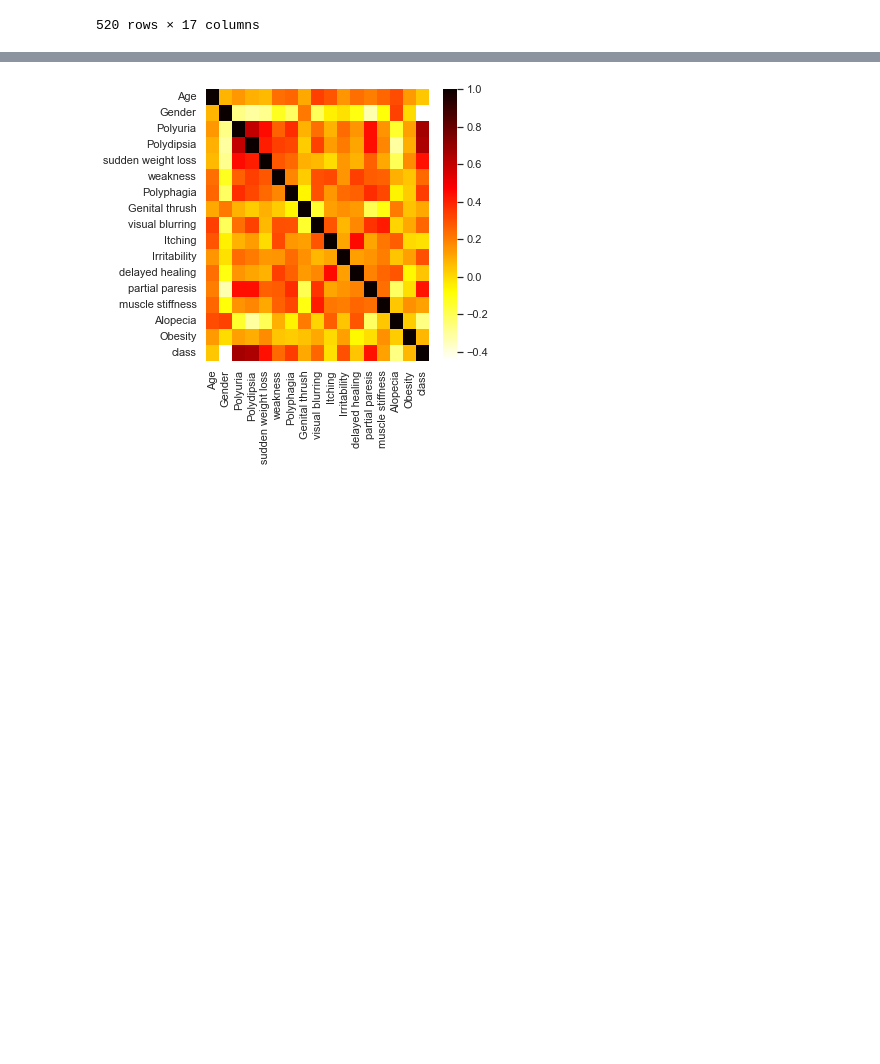
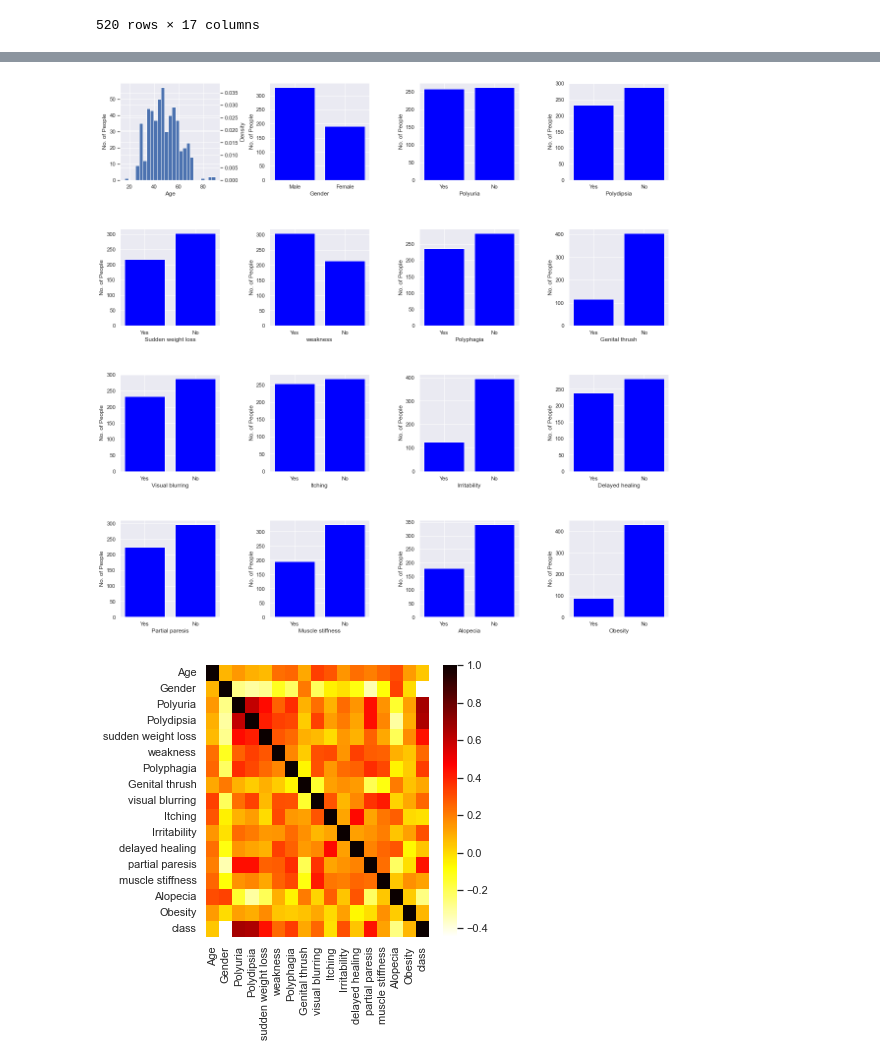
Before and after one commit to LaithSharia/Early-stage-diabetes-risk-prediction, a Jupyter notebook: Early stage diabetes risk prediction.ipynb, the cells around one changed output, grey strips where cells are left out. Drawn from its saved outputs; the diff is of its cells as text; code cells hidden in the pictures; blank space fills up the shorter version.

```diff
--- a/Early stage diabetes risk prediction.ipynb
+++ b/Early stage diabetes risk prediction.ipynb
@@ -209,3 +150,79 @@ plt.show()
+# %%
+# Visualizing each Feature
+figure, axis = plt.subplots(4, 4, figsize=(20,20))
+
+ax2 = axis[0, 0].twinx()
+ax2.hist(data['Age'],  density = True, bins = 25, histtype ='bar')
+ax2.set_ylabel('Density')
+
+axis[0, 0].hist(data['Age'], bins = 25, histtype ='bar')
+axis[0, 0].set_xlabel("Age")
+axis[0, 0].set_ylabel('No. of People')
+
+axis[0, 1].bar(['Male', 'Female'], [modData[modData['Gender'] == 1].count()[0], modData[modData['Gender'] == 0].count()[0]], color ='blue', width = 0.8)
+axis[0, 1].set_xlabel("Gender")
+axis[0, 1].set_ylabel('No. of People')
+
+axis[0, 2].bar(['Yes', 'No'], [modData[modData['Polyuria'] == 1].count()[0], modData[modData['Polyuria'] == 0].count()[0]], color ='blue', width = 0.8)
+axis[0, 2].set_xlabel("Polyuria")
+axis[0, 2].set_ylabel('No. of People')
+
+axis[0, 3].bar(['Yes', 'No'], [modData[modData['Polydipsia'] == 1].count()[0], modData[modData['Polydipsia'] == 0].count()[0]], color ='blue', width = 0.8)
+axis[0, 3].set_xlabel("Polydipsia")
+axis[0, 3].set_ylabel('No. of People')
+
+axis[1, 0].bar(['Yes', 'No'], [modData[modData['sudden weight loss'] == 1].count()[0], modData[modData['sudden weight loss'] == 0].count()[0]], color ='blue', width = 0.8)
+axis[1, 0].set_xlabel("Sudden weight loss")
+axis[1, 0].set_ylabel('No. of People')
+
+axis[1, 1].bar(['Yes', 'No'], [modData[modData['weakness'] == 1].count()[0], modData[modData['weakness'] == 0].count()[0]], color ='blue', width = 0.8)
+axis[1, 1].set_xlabel("weakness")
+axis[1, 1].set_ylabel('No. of People')
+
+axis[1, 2].bar(['Yes', 'No'], [modData[modData['Polyphagia'] == 1].count()[0], modData[modData['Polyphagia'] == 0].count()[0]], color ='blue', width = 0.8)
+axis[1, 2].set_xlabel("Polyphagia")
+axis[1, 2].set_ylabel('No. of People')
+
+axis[1, 3].bar(['Yes', 'No'], [modData[modData['Genital thrush'] == 1].count()[0], modData[modData['Genital thrush'] == 0].count()[0]], color ='blue', width = 0.8)
+axis[1, 3].set_xlabel("Genital thrush")
+axis[1, 3].set_ylabel('No. of People')
+
+axis[2, 0].bar(['Yes', 'No'], [modData[modData['visual blurring'] == 1].count()[0], modData[modData['visual blurring'] == 0].count()[0]], color ='blue', width = 0.8)
+axis[2, 0].set_xlabel("Visual blurring")
+axis[2, 0].set_ylabel('No. of People')
+
+axis[2, 1].bar(['Yes', 'No'], [modData[modData['Itching'] == 1].count()[0], modData[modData['Itching'] == 0].count()[0]], color ='blue', width = 0.8)
+axis[2, 1].set_xlabel("Itching")
+axis[2, 1].set_ylabel('No. of People')
+
+axis[2, 2].bar(['Yes', 'No'], [modData[modData['Irritability'] == 1].count()[0], modData[modData['Irritability'] == 0].count()[0]], color ='blue', width = 0.8)
+axis[2, 2].set_xlabel("Irritability")
+axis[2, 2].set_ylabel('No. of People')
+
+axis[2, 3].bar(['Yes', 'No'], [modData[modData['delayed healing'] == 1].count()[0], modData[modData['delayed healing'] == 0].count()[0]], color ='blue', width = 0.8)
+axis[2, 3].set_xlabel("Delayed healing")
+axis[2, 3].set_ylabel('No. of People')
+
+axis[3, 0].bar(['Yes', 'No'], [modData[modData['partial paresis'] == 1].count()[0], modData[modData['partial paresis'] == 0].count()[0]], color ='blue', width = 0.8)
+axis[3, 0].set_xlabel("Partial paresis")
+axis[3, 0].set_ylabel('No. of People')
+
+axis[3, 1].bar(['Yes', 'No'], [modData[modData['muscle stiffness'] == 1].count()[0], modData[modData['muscle stiffness'] == 0].count()[0]], color ='blue', width = 0.8)
+axis[3, 1].set_xlabel("Muscle stiffness")
+axis[3, 1].set_ylabel('No. of People')
+
+axis[3, 2].bar(['Yes', 'No'], [modData[modData['Alopecia'] == 1].count()[0], modData[modData['Alopecia'] == 0].count()[0]], color ='blue', width = 0.8)
+axis[3, 2].set_xlabel("Alopecia")
+axis[3, 2].set_ylabel('No. of People')
+
+axis[3, 3].bar(['Yes', 'No'], [modData[modData['Obesity'] == 1].count()[0], modData[modData['Obesity'] == 0].count()[0]], color ='blue', width = 0.8)
+axis[3, 3].set_xlabel("Obesity")
+axis[3, 3].set_ylabel('No. of People')
+
+plt.subplots_adjust(wspace=0.5, hspace=0.5)
+plt.show()
+# %% [output]
+[figure, added]
 # %%
 # plotting correlation heatmap
 sns.set(rc = {'figure.figsize':(5,5)})
```
Also changed, not shown: parts of 3 cells of this notebook.
